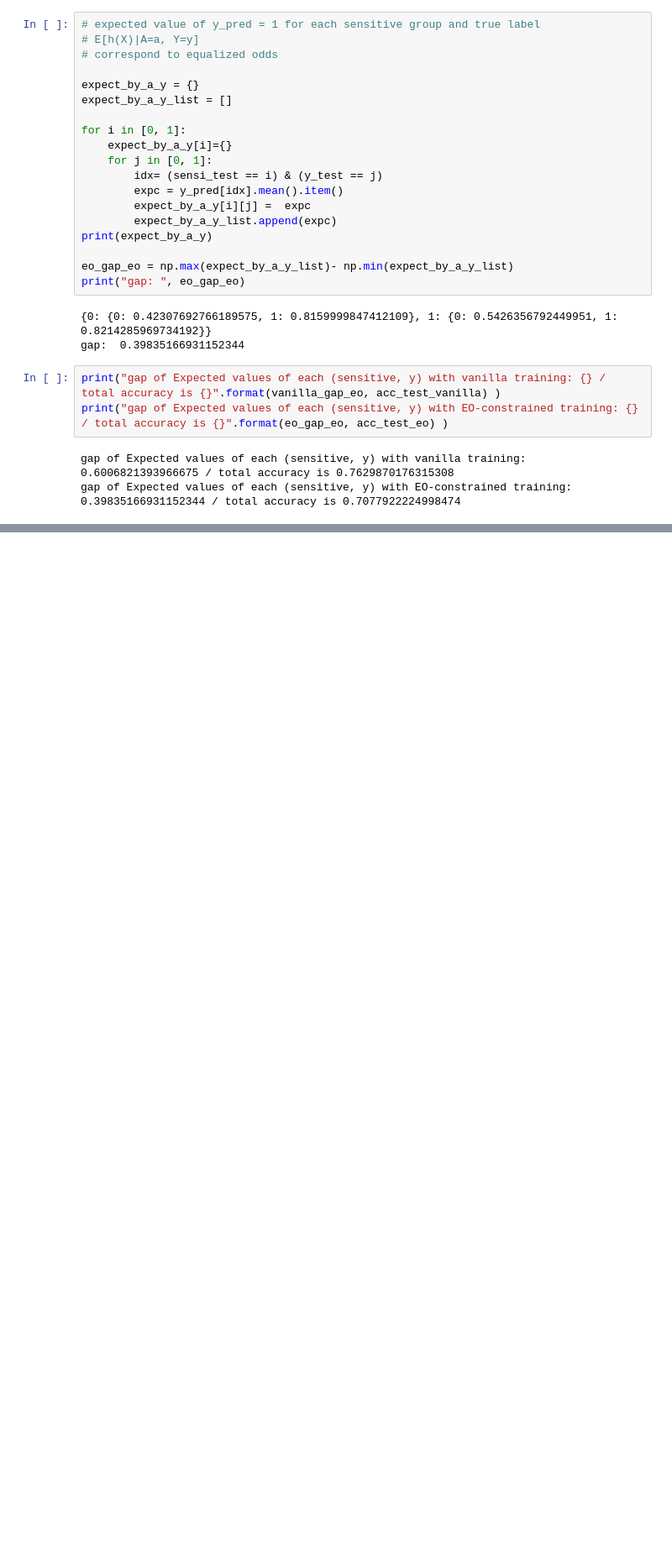
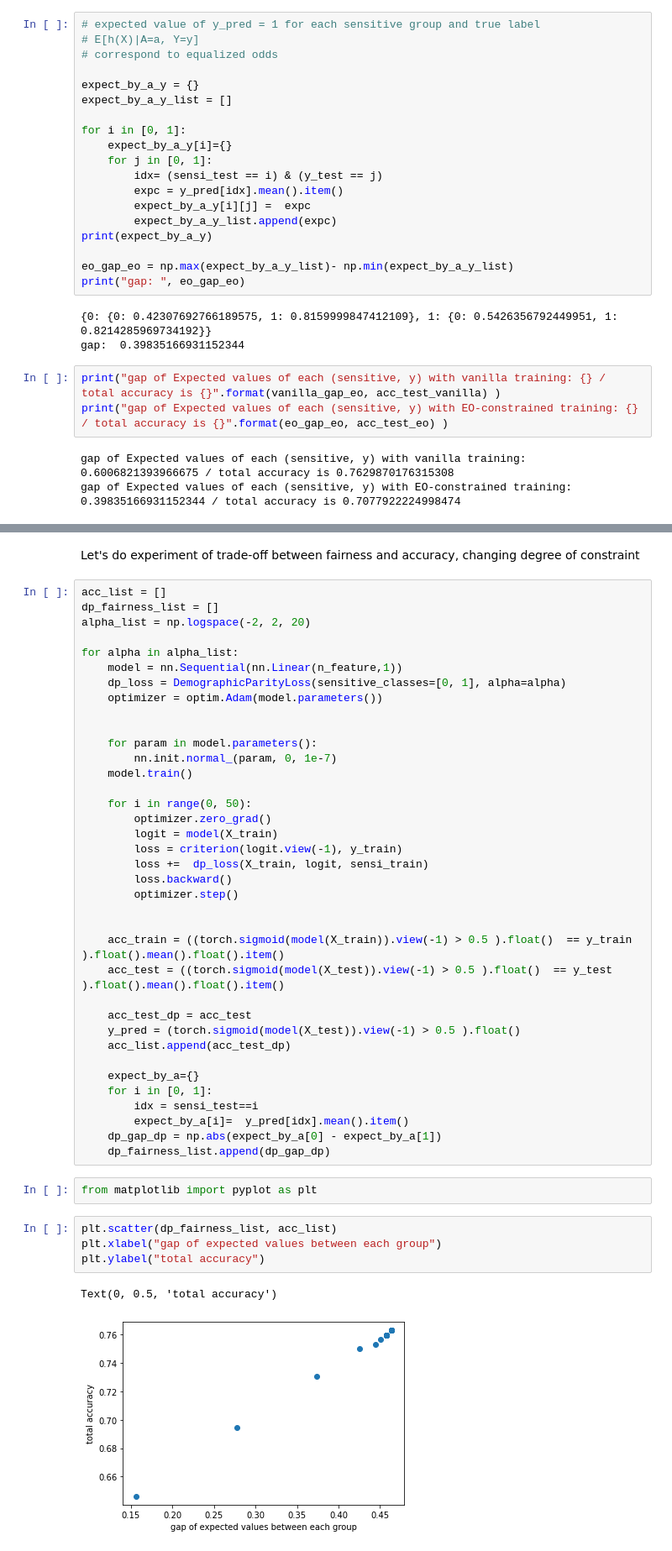
Before and after one commit to wbawakate/fairtorch, a Jupyter notebook: demo.ipynb, the cells around one changed output, grey strips where cells are left out. Shown at 84% size. Cells and saved outputs as stored; diff of their text form; blank space fills up the shorter version.

Commit message:
add demo: trade-off between acc and fairness

```diff
--- a/demo.ipynb
+++ b/demo.ipynb
@@ -236,0 +238,48 @@ gap of Expected values of each (sensitive, y) with EO-constrained training: 0.39
+# %% [markdown]
+Let's do experiment of trade-off between fairness and accuracy, changing degree of constraint
+# %%
+acc_list = []
+dp_fairness_list = []
+alpha_list = np.logspace(-2, 2, 20)
+
+for alpha in alpha_list:
+    model = nn.Sequential(nn.Linear(n_feature,1))
+    dp_loss = DemographicParityLoss(sensitive_classes=[0, 1], alpha=alpha)
+    optimizer = optim.Adam(model.parameters())
+
+
+    for param in model.parameters():
+        nn.init.normal_(param, 0, 1e-7)
+    model.train()
+
+    for i in range(0, 50):
+        optimizer.zero_grad()
+        logit = model(X_train)
+        loss = criterion(logit.view(-1), y_train)
+        loss +=  dp_loss(X_train, logit, sensi_train)
+        loss.backward()
+        optimizer.step()
+
+
+    acc_train = ((torch.sigmoid(model(X_train)).view(-1) > 0.5 ).float()  == y_train ).float().mean().float().item()
+    acc_test = ((torch.sigmoid(model(X_test)).view(-1) > 0.5 ).float()  == y_test ).float().mean().float().item()
+
+    acc_test_dp = acc_test
+    y_pred = (torch.sigmoid(model(X_test)).view(-1) > 0.5 ).float()
+    acc_list.append(acc_test_dp)
+
+    expect_by_a={}
+    for i in [0, 1]:
+        idx = sensi_test==i
+        expect_by_a[i]=  y_pred[idx].mean().item()
+    dp_gap_dp = np.abs(expect_by_a[0] - expect_by_a[1])
+    dp_fairness_list.append(dp_gap_dp)
+# %%
+from matplotlib import pyplot as plt
+# %%
+plt.scatter(dp_fairness_list, acc_list)
+plt.xlabel("gap of expected values between each group")
+plt.ylabel("total accuracy")
+# %% [output]
+Text(0, 0.5, 'total accuracy')
+[figure, added]
```
Also changed, not shown: parts of 3 cells of this notebook.
